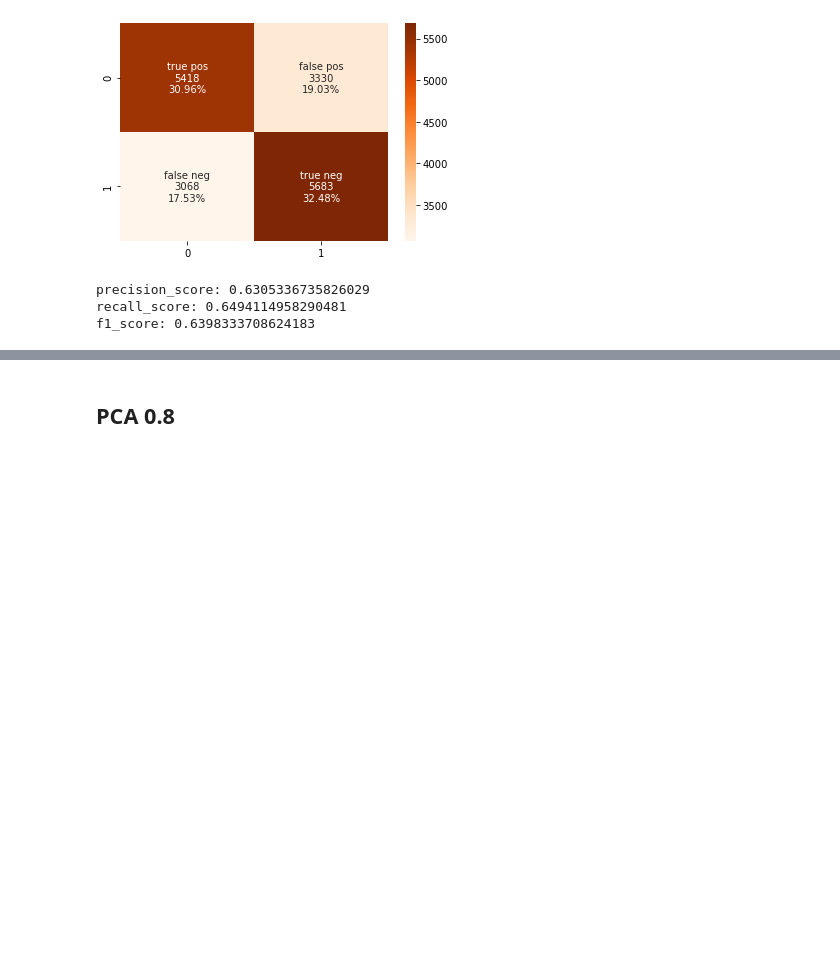
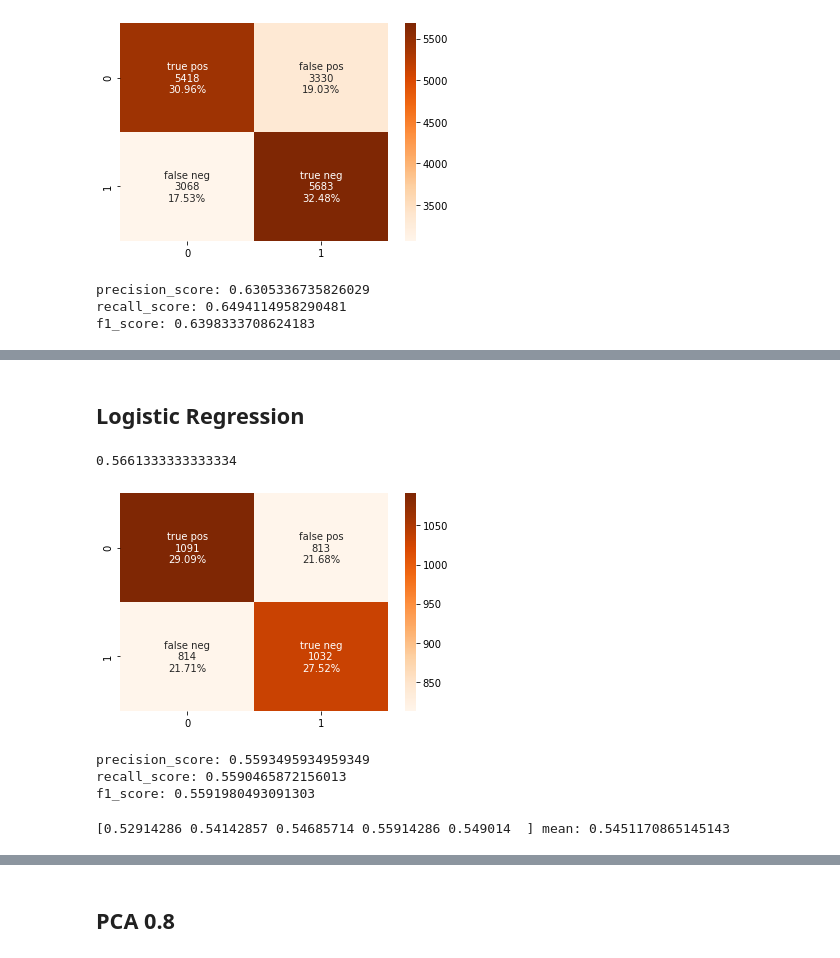
Before and after one commit to Yehudit-Brickner/data_science_end_of_year1_project, a Jupyter notebook: dogs vs cats 9.8.21 .ipynb, the cells around one changed output, grey strips where cells are left out. Cells and saved outputs as stored; diff of their text form; code cells hidden in the pictures; blank space fills up the shorter version.

Commit message:
added logistic regresion and voting classifier

```diff
--- a/dogs vs cats 9.8.21 .ipynb
+++ b/dogs vs cats 9.8.21 .ipynb
@@ -553,0 +578,30 @@ f1_score: 0.5937571461239425
+# %% [markdown]
+## Logistic Regression
+# %%
+lr1=LogisticRegression(random_state=42)
+lr1.fit(x_train_reduced1, y_train_set)
+y_pred_lr1=lr1.predict(x_test_reduced1)
+accuracy_lr1=metrics.accuracy_score(y_test_set, y_pred_lr1)
+accuracy_lr1
+# %% [output]
+0.5661333333333334
+# %%
+# confussion matrix
+mat_lr1=confusion_matrix(y_test_set, y_pred_lr1)
+confussion_matrix(mat_lr1)
+# %% [output]
+[figure, added]
+# %%
+print("precision_score:",precision_score(y_test_set, y_pred_lr1))
+print("recall_score:",recall_score(y_test_set, y_pred_lr1))
+print("f1_score:",f1_score(y_test_set, y_pred_lr1))
+# %% [output]
+precision_score: 0.5593495934959349
+recall_score: 0.5590465872156013
+f1_score: 0.5591980493091303
+# %%
+#cross validation
+cv_scores_lr1=cross_val_score(lr1, x_train_reduced1, y_train_set, cv=5, scoring="accuracy")
+print(cv_scores_lr1, "mean:", np.mean(cv_scores_lr1))
+# %% [output]
+[0.52914286 0.54142857 0.54685714 0.55914286 0.549014  ] mean: 0.5451170865145143
```
Also changed, not shown: parts of 93 cells of this notebook.
